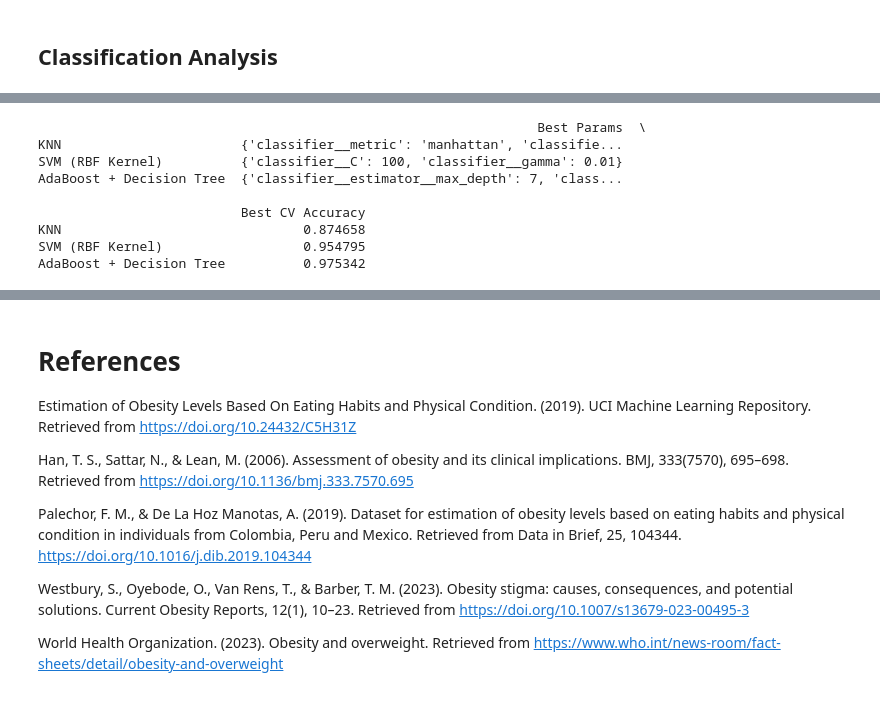
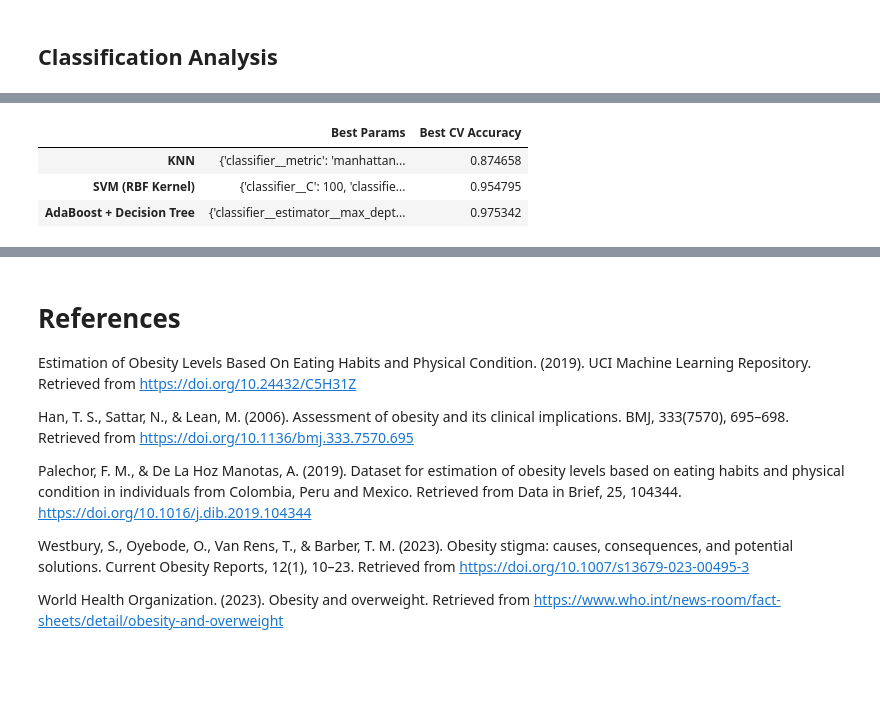
Before and after one commit to UBC-MDS/obesity-classifier-group17, a Jupyter notebook: notebooks/obesity_level_predictor_report.ipynb, the cells around one changed output, grey strips where cells are left out. Saved outputs shown, nothing was run; the diff lists cells and outputs as text; code cells hidden in the pictures; blank space fills up the shorter version.

```diff
--- a/notebooks/obesity_level_predictor_report.ipynb
+++ b/notebooks/obesity_level_predictor_report.ipynb
@@ -585,43 +599,41 @@ param_grids = {
         'learning_rate': [0.3, 0.5, 0.7],
         'estimator__max_depth': [5, 6, 7, 8, 9]
     }
 }
 
 # To store best params and scores
 best_params = {}
 best_scores = {}
 
 # Hyper paramaters optimization for each model
 for name, model in models.items():
     pipeline = Pipeline(steps=[('preprocessor', preprocessor), ('classifier', model)])
     param_grid = {f'classifier__{key}': value for key, value in param_grids[name].items()}
 
     grid_search = GridSearchCV(
         pipeline,
         param_grid=param_grid,
         cv=5,
         scoring='accuracy',
         n_jobs=-1
     )
-    grid_search.fit(X_train, y_train)
+    grid_search.fit(
+        train_df.drop('obesity_level', axis=1),
+        train_df['obesity_level']
+    )
 
     best_params[name] = grid_search.best_params_
     best_scores[name] = grid_search.best_score_
 
 # Print result
-results_df = pd.DataFrame({
+hy_results_df = pd.DataFrame({
     'Best Params': best_params,
     'Best CV Accuracy': best_scores
 })
-print(results_df)
+hy_results_df
 # %% [output]
-                                                                Best Params  \
-KNN                       {'classifier__metric': 'manhattan', 'classifie...
-SVM (RBF Kernel)          {'classifier__C': 100, 'classifier__gamma': 0.01}
-AdaBoost + Decision Tree  {'classifier__estimator__max_depth': 7, 'class...
-
-                          Best CV Accuracy
-KNN                               0.874658
-SVM (RBF Kernel)                  0.954795
-AdaBoost + Decision Tree          0.975342
+|  | Best Params | Best CV Accuracy |
+| KNN | {'classifier__metric': 'manhattan... | 0.874658 |
+| SVM (RBF Kernel) | {'classifier__C': 100, 'classifie... | 0.954795 |
+| AdaBoost + Decision Tree | {'classifier__estimator__max_dept... | 0.975342 |
 # %%
```
Also changed, not shown: parts of 10 cells of this notebook, 12 other files.
